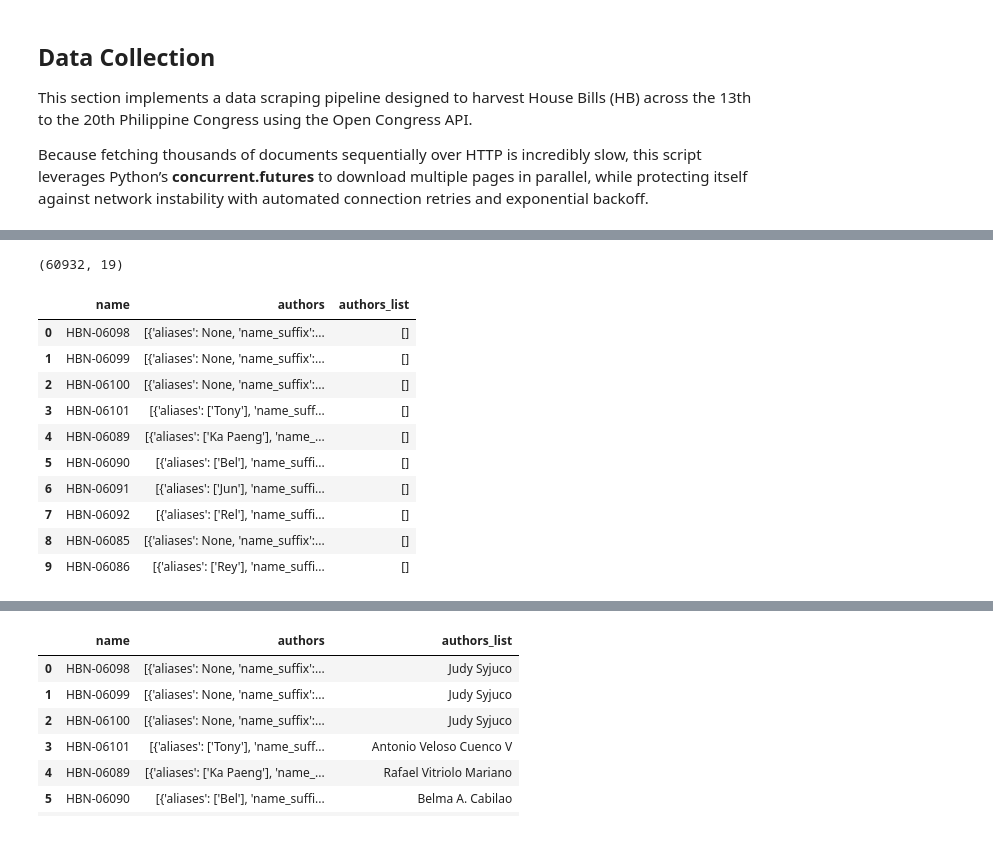
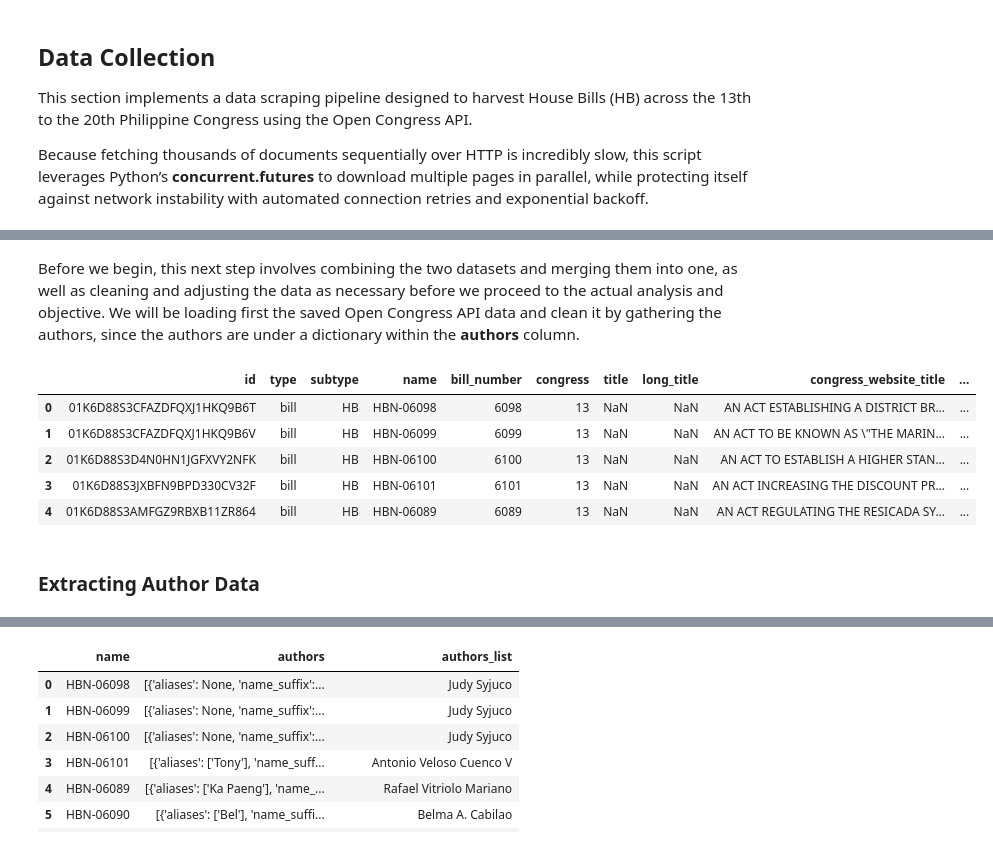
Before and after one commit to Lanzero225/Bills-Legislative-Intelligence-System-BILIS-, a Jupyter notebook: BILIS.ipynb, the cells around one changed output, grey strips where cells are left out. Cells and saved outputs as stored; diff of their text form; code cells hidden in the pictures.

```diff
--- a/BILIS.ipynb
+++ b/BILIS.ipynb
@@ -384,4 +318,0 @@ merged_df = combined_df.merge(
-# %%
-merged_df[merged_df['content'].notna()].shape
-# %% [output]
-(60932, 19)
@@ -390,17 +319,14 @@ merged_df.to_csv("merged_bills_documents.csv", index=False)
+# %% [markdown]
+Before we begin, this next step involves combining the two datasets and merging them into one, as well as cleaning and adjusting the data as necessary before we proceed to the actual analysis and objective. We will be loading first the saved Open Congress API data and clean it by gathering the authors, since the authors are under a dictionary within the **authors** column.
 # %%
-import pandas as pd
-import re
-#Import house_bills to extract author
 house_bills = pd.read_csv("combined_dataset.csv")
+house_bills.head()
 # %% [output]
-|  | name | authors | authors_list |
-| 0 | HBN-06098 | [{'aliases': None, 'name_suffix':... | [] |
-| 1 | HBN-06099 | [{'aliases': None, 'name_suffix':... | [] |
-| 2 | HBN-06100 | [{'aliases': None, 'name_suffix':... | [] |
-| 3 | HBN-06101 | [{'aliases': ['Tony'], 'name_suff... | [] |
-| 4 | HBN-06089 | [{'aliases': ['Ka Paeng'], 'name_... | [] |
-| 5 | HBN-06090 | [{'aliases': ['Bel'], 'name_suffi... | [] |
-| 6 | HBN-06091 | [{'aliases': ['Jun'], 'name_suffi... | [] |
-| 7 | HBN-06092 | [{'aliases': ['Rel'], 'name_suffi... | [] |
-| 8 | HBN-06085 | [{'aliases': None, 'name_suffix':... | [] |
-| 9 | HBN-06086 | [{'aliases': ['Rey'], 'name_suffi... | [] |
+|  | id | type | subtype | name | bill_number | congress | title | long_title | congress_website_title | ... |
+| 0 | 01K6D88S3CFAZDFQXJ1HKQ9B6T | bill | HB | HBN-06098 | 6098 | 13 | NaN | NaN | AN ACT ESTABLISHING A DISTRICT BR... | ... |
+| 1 | 01K6D88S3CFAZDFQXJ1HKQ9B6V | bill | HB | HBN-06099 | 6099 | 13 | NaN | NaN | AN ACT TO BE KNOWN AS \"THE MARIN... | ... |
+| 2 | 01K6D88S3D4N0HN1JGFXVY2NFK | bill | HB | HBN-06100 | 6100 | 13 | NaN | NaN | AN ACT TO ESTABLISH A HIGHER STAN... | ... |
+| 3 | 01K6D88S3JXBFN9BPD330CV32F | bill | HB | HBN-06101 | 6101 | 13 | NaN | NaN | AN ACT INCREASING THE DISCOUNT PR... | ... |
+| 4 | 01K6D88S3AMFGZ9RBXB11ZR864 | bill | HB | HBN-06089 | 6089 | 13 | NaN | NaN | AN ACT REGULATING THE RESICADA SY... | ... |
+# %% [markdown]
+### Extracting Author Data
```
Also changed, not shown: parts of 85 cells of this notebook.
